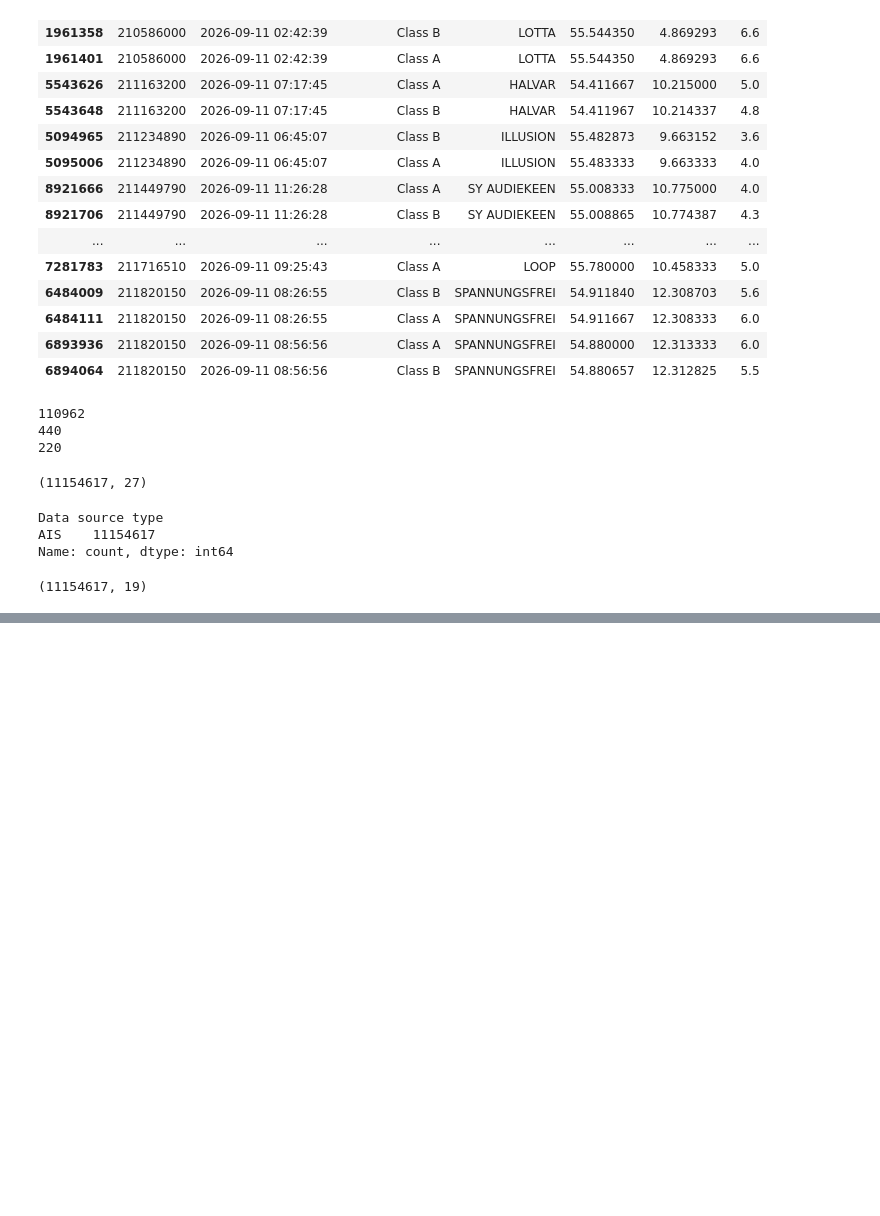
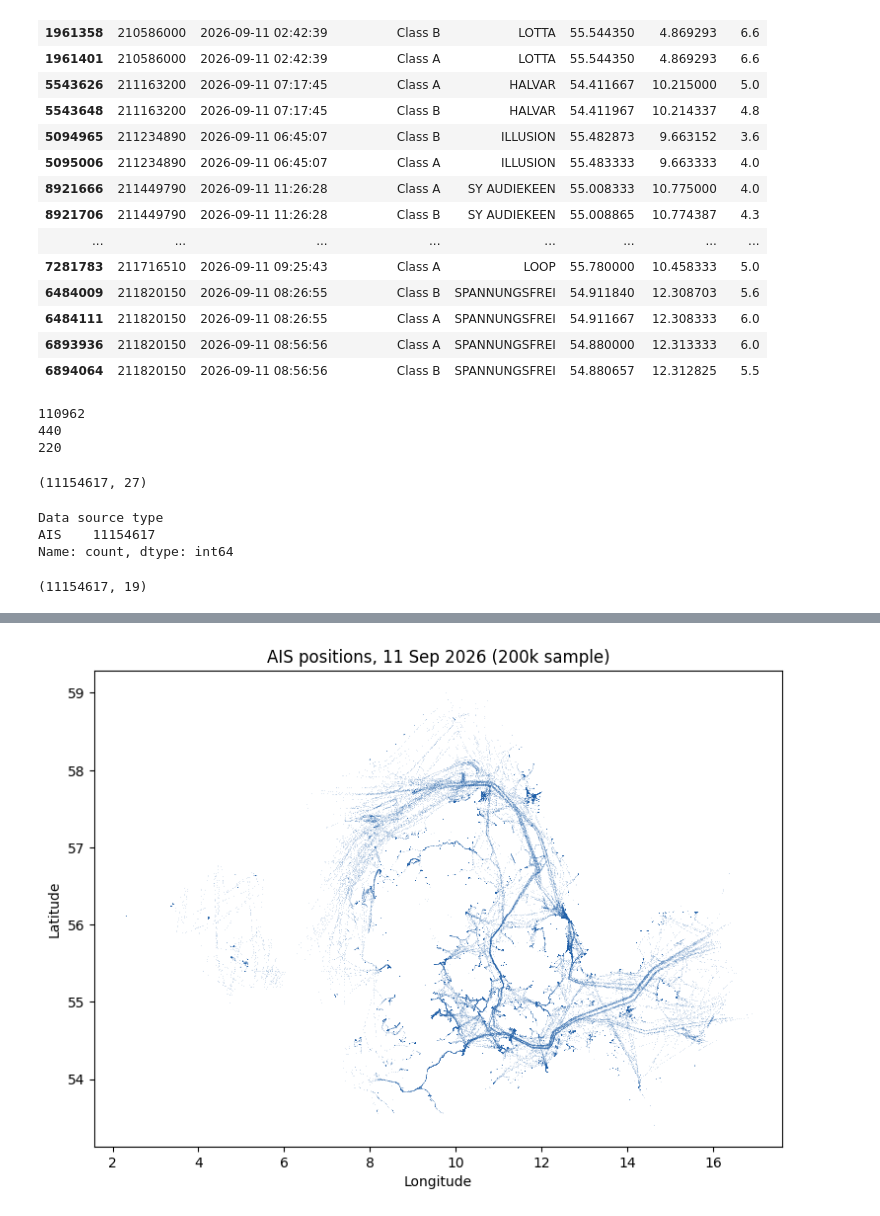
Before and after one commit to abir171915/vessel_tracking, a Jupyter notebook: ve_track.ipynb, the cells around one changed output, grey strips where cells are left out. Drawn from its saved outputs; the diff is of its cells as text; code cells hidden in the pictures; blank space fills up the shorter version.

Commit message:
Data exploration

```diff
--- a/ve_track.ipynb
+++ b/ve_track.ipynb
@@ -278,0 +312,3 @@ df1.to_parquet("ais_clean_step6.parquet", index=False)
+# %%
+ds = pd.read_parquet("Data/ais_1min.parquet")
+ds.shape
@@ -278,0 +390,14 @@ df1.to_parquet("ais_clean_step6.parquet", index=False)
+# %%
+import matplotlib.pyplot as plt
+
+good = ds[~ds["mmsi_invalid"]]
+s = good.sample(200_000, random_state=0)
+
+fig, ax = plt.subplots(figsize=(9, 8))
+ax.scatter(s["Longitude"], s["Latitude"], s=0.3, alpha=0.15, linewidths=0, color="#1f5fa8")
+ax.set_aspect(1.8)                      # 1° of longitude is shorter than 1° of latitude at 56°N
+ax.set_xlabel("Longitude"); ax.set_ylabel("Latitude")
+ax.set_title("AIS positions, 11 Sep 2026 (200k sample)")
+plt.show()
+# %% [output]
+[figure, added]
```
Also changed, not shown: parts of 12 cells of this notebook.
